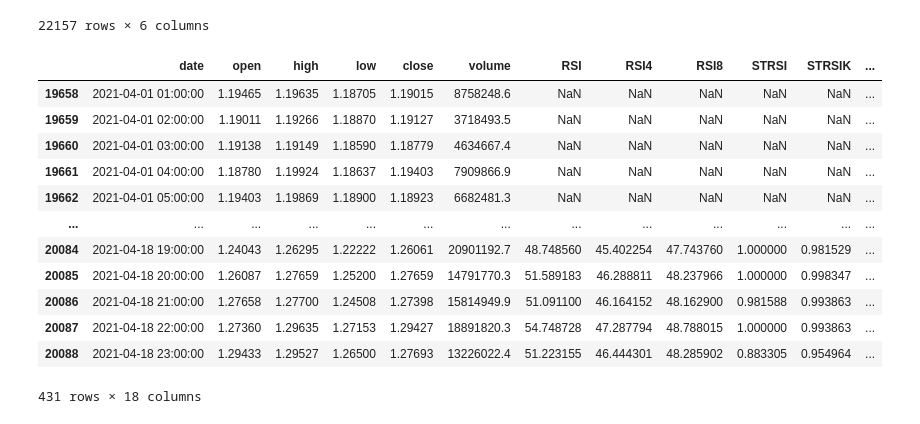
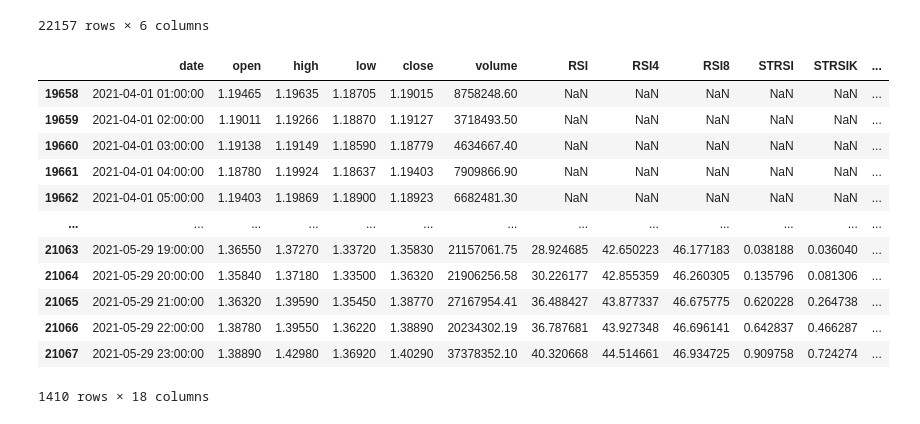
Before and after one commit to hjabbour/ML, a Jupyter notebook: fiblevels.ipynb, the cells around one changed output. Drawn from its saved outputs; the diff is of its cells as text; code cells hidden in the pictures.

```diff
--- a/fiblevels.ipynb
+++ b/fiblevels.ipynb
@@ -101,42 +101,42 @@ ada15
 22157 rows × 6 columns
 # %%
 start = pd.to_datetime('2021-04-01')
-end = pd.to_datetime('2021-04-19')
+end = pd.to_datetime('2021-05-30')
 
 
 ada2021 = ada15.loc[(ada15['date']> start)& (ada15['date']< end)].copy()
 ada2021['RSI'] = RSI(ada2021['close'])
 ada2021['RSI4']=RSI(ada2021['close'],56)
 ada2021['RSI8']=RSI(ada2021['close'],112)
 ada2021['STRSI'] = STRSIA(ada2021['close'])[0]
 ada2021['STRSIK'] = STRSIA(ada2021['close'])[1]
 ada2021['STRSID'] = STRSIA(ada2021['close'])[2]
 
 ada2021['STRSI4'] = STRSIA(ada2021['close'],56,12,12)[0]
 ada2021['STRSIK4'] = STRSIA(ada2021['close'],56,12,12)[1]
 ada2021['STRSID4'] = STRSIA(ada2021['close'],56,12,12)[2]
 
 ada2021['STRSI8'] = STRSIA(ada2021['close'],112,24,24)[0]
 ada2021['STRSIK8'] = STRSIA(ada2021['close'],112,24,24)[1]
 ada2021['STRSID8'] = STRSIA(ada2021['close'],112,24,24)[2]
 
 
 
 ada2021
 # %% [output]
 |  | date | open | high | low | close | volume | RSI | RSI4 | RSI8 | STRSI | STRSIK | ... |
-| 19658 | 2021-04-01 01:00:00 | 1.19465 | 1.19635 | 1.18705 | 1.19015 | 8758248.6 | NaN | NaN | NaN | NaN | NaN | ... |
-| 19659 | 2021-04-01 02:00:00 | 1.19011 | 1.19266 | 1.18870 | 1.19127 | 3718493.5 | NaN | NaN | NaN | NaN | NaN | ... |
-| 19660 | 2021-04-01 03:00:00 | 1.19138 | 1.19149 | 1.18590 | 1.18779 | 4634667.4 | NaN | NaN | NaN | NaN | NaN | ... |
-| 19661 | 2021-04-01 04:00:00 | 1.18780 | 1.19924 | 1.18637 | 1.19403 | 7909866.9 | NaN | NaN | NaN | NaN | NaN | ... |
-| 19662 | 2021-04-01 05:00:00 | 1.19403 | 1.19869 | 1.18900 | 1.18923 | 6682481.3 | NaN | NaN | NaN | NaN | NaN | ... |
+| 19658 | 2021-04-01 01:00:00 | 1.19465 | 1.19635 | 1.18705 | 1.19015 | 8758248.60 | NaN | NaN | NaN | NaN | NaN | ... |
+| 19659 | 2021-04-01 02:00:00 | 1.19011 | 1.19266 | 1.18870 | 1.19127 | 3718493.50 | NaN | NaN | NaN | NaN | NaN | ... |
+| 19660 | 2021-04-01 03:00:00 | 1.19138 | 1.19149 | 1.18590 | 1.18779 | 4634667.40 | NaN | NaN | NaN | NaN | NaN | ... |
+| 19661 | 2021-04-01 04:00:00 | 1.18780 | 1.19924 | 1.18637 | 1.19403 | 7909866.90 | NaN | NaN | NaN | NaN | NaN | ... |
+| 19662 | 2021-04-01 05:00:00 | 1.19403 | 1.19869 | 1.18900 | 1.18923 | 6682481.30 | NaN | NaN | NaN | NaN | NaN | ... |
 | ... | ... | ... | ... | ... | ... | ... | ... | ... | ... | ... | ... | ... |
-| 20084 | 2021-04-18 19:00:00 | 1.24043 | 1.26295 | 1.22222 | 1.26061 | 20901192.7 | 48.748560 | 45.402254 | 47.743760 | 1.000000 | 0.981529 | ... |
-| 20085 | 2021-04-18 20:00:00 | 1.26087 | 1.27659 | 1.25200 | 1.27659 | 14791770.3 | 51.589183 | 46.288811 | 48.237966 | 1.000000 | 0.998347 | ... |
-| 20086 | 2021-04-18 21:00:00 | 1.27658 | 1.27700 | 1.24508 | 1.27398 | 15814949.9 | 51.091100 | 46.164152 | 48.162900 | 0.981588 | 0.993863 | ... |
-| 20087 | 2021-04-18 22:00:00 | 1.27360 | 1.29635 | 1.27153 | 1.29427 | 18891820.3 | 54.748728 | 47.287794 | 48.788015 | 1.000000 | 0.993863 | ... |
-| 20088 | 2021-04-18 23:00:00 | 1.29433 | 1.29527 | 1.26500 | 1.27693 | 13226022.4 | 51.223155 | 46.444301 | 48.285902 | 0.883305 | 0.954964 | ... |
+| 21063 | 2021-05-29 19:00:00 | 1.36550 | 1.37270 | 1.33720 | 1.35830 | 21157061.75 | 28.924685 | 42.650223 | 46.177183 | 0.038188 | 0.036040 | ... |
+| 21064 | 2021-05-29 20:00:00 | 1.35840 | 1.37180 | 1.33500 | 1.36320 | 21906256.58 | 30.226177 | 42.855359 | 46.260305 | 0.135796 | 0.081306 | ... |
+| 21065 | 2021-05-29 21:00:00 | 1.36320 | 1.39590 | 1.35450 | 1.38770 | 27167954.41 | 36.488427 | 43.877337 | 46.675775 | 0.620228 | 0.264738 | ... |
+| 21066 | 2021-05-29 22:00:00 | 1.38780 | 1.39550 | 1.36220 | 1.38890 | 20234302.19 | 36.787681 | 43.927348 | 46.696141 | 0.642837 | 0.466287 | ... |
+| 21067 | 2021-05-29 23:00:00 | 1.38890 | 1.42980 | 1.36920 | 1.40290 | 37378352.10 | 40.320668 | 44.514661 | 46.934725 | 0.909758 | 0.724274 | ... |
-431 rows × 18 columns
+1410 rows × 18 columns
 # %%
 #maxlevels = [13,13,13,13,13,13,13]
 #maxlevels = np.array(maxlevels)
```
Also changed, not shown: parts of 6 cells of this notebook, 2 other files.
